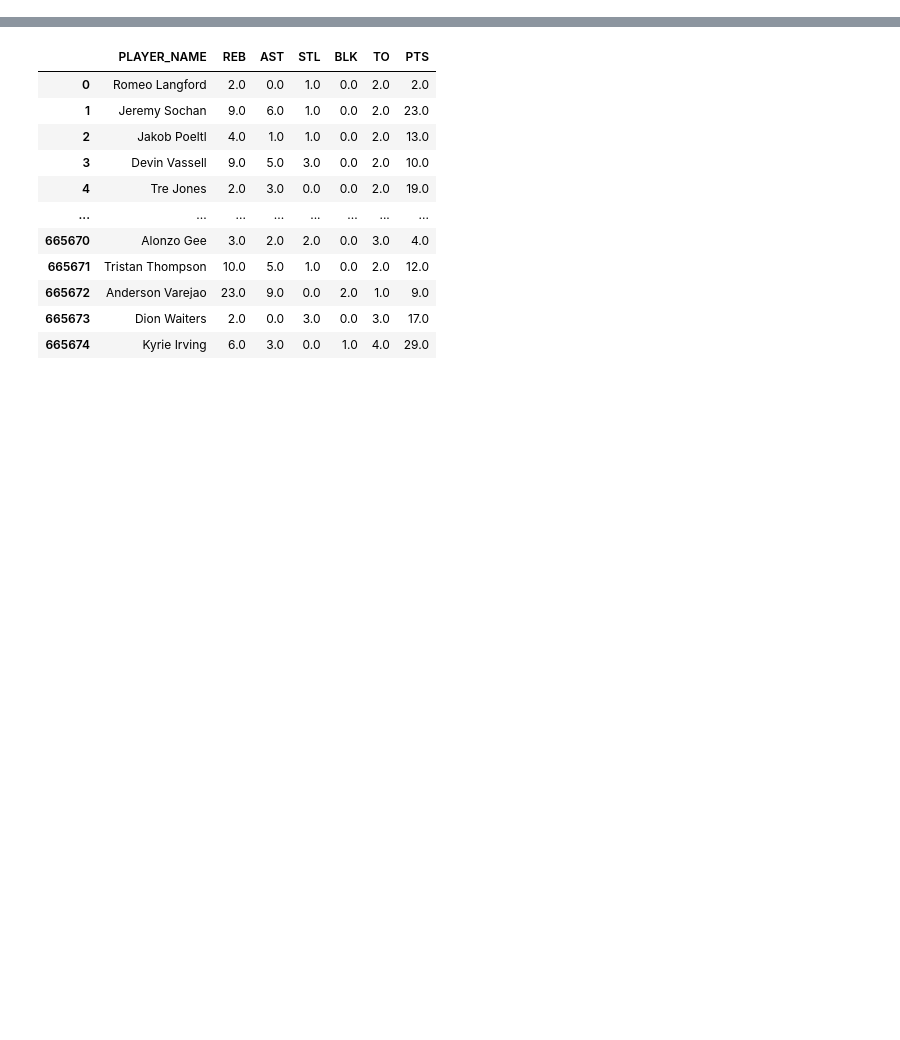
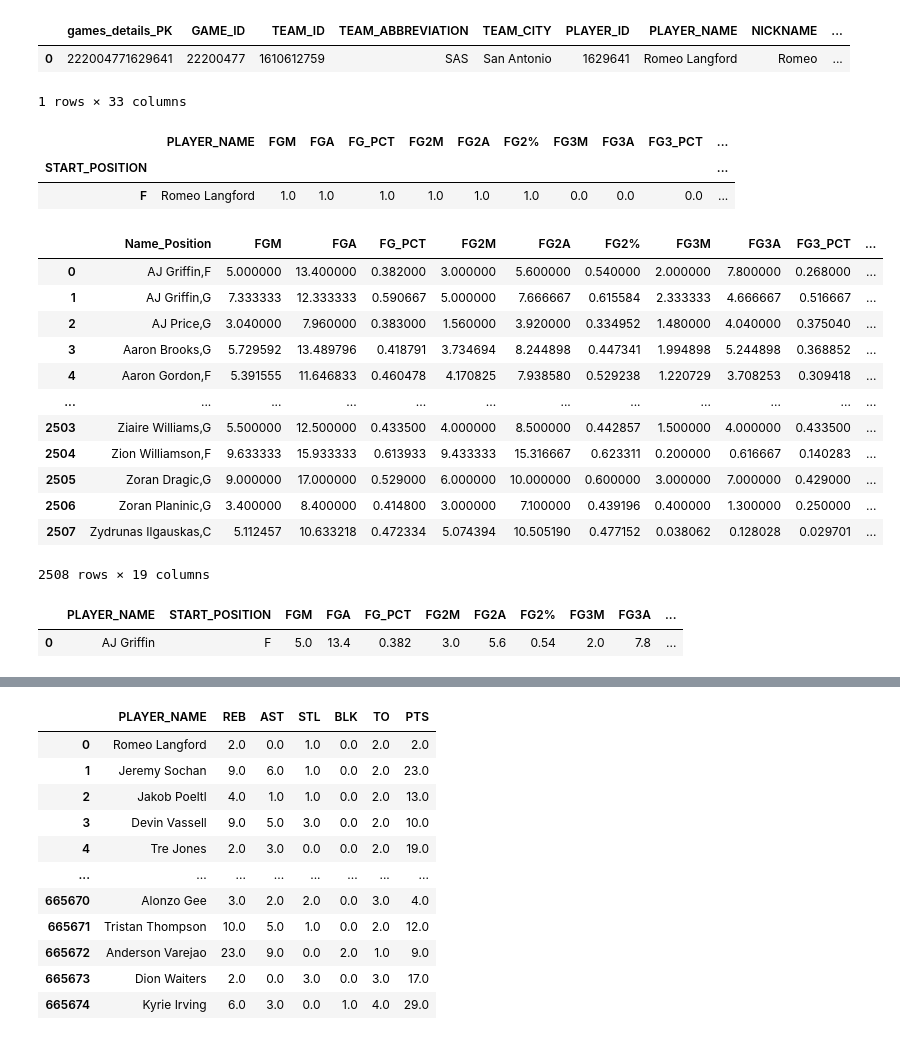
Before and after one commit to lizmartin/project3_nba_de, a Jupyter notebook: notebooks/best_players.ipynb, the cells around one changed output, grey strips where cells are left out. Saved outputs shown, nothing was run; the diff lists cells and outputs as text; code cells hidden in the pictures; blank space fills up the shorter version.

```diff
--- a/notebooks/best_players.ipynb
+++ b/notebooks/best_players.ipynb
@@ -36,0 +45,5 @@ starters
+# %%
+# Adding new columns for FG2
+starters['FG2M'] = starters['FGM'] - starters['FG3M']
+starters['FG2A'] = starters['FGA'] - starters['FG3A']
+starters['FG2%'] = starters['FG2M'] / starters['FG2A']
@@ -36,0 +66,47 @@ starters
+# %%
+# Double checking it worked...
+starters.head(1)
+# %% [output]
+|  | games_details_PK | GAME_ID | TEAM_ID | TEAM_ABBREVIATION | TEAM_CITY | PLAYER_ID | PLAYER_NAME | NICKNAME | ... |
+| 0 | 222004771629641 | 22200477 | 1610612759 | SAS | San Antonio | 1629641 | Romeo Langford | Romeo | ... |
+1 rows × 33 columns
+# %%
+# Creating main dataframe to work off of for positions section
+positions = starters[['PLAYER_NAME','START_POSITION',
+                      'FGM', 'FGA', 'FG_PCT', 'FG2M', 'FG2A', 'FG2%',
+                      'FG3M', 'FG3A', 'FG3_PCT',
+       'FTM', 'FTA', 'FT_PCT',
+ 'REB',
+ 'AST',
+ 'STL',
+ 'BLK',
+ 'TO',
+ 'PTS']].set_index('START_POSITION')
+positions.head(1)
+# %% [output]
+|  | PLAYER_NAME | FGM | FGA | FG_PCT | FG2M | FG2A | FG2% | FG3M | FG3A | FG3_PCT | ... |
+| START_POSITION |  |  |  |  |  |  |  |  |  |  | ... |
+| F | Romeo Langford | 1.0 | 1.0 | 1.0 | 1.0 | 1.0 | 1.0 | 0.0 | 0.0 | 0.0 | ... |
+# %%
+# Created new column with unique name-position combos (for players who play more than
+# one position) and finding the averages for each players at each position they play
+positions2 = positions.reset_index()
+positions2['Name_Position'] = positions2['PLAYER_NAME'] +','+positions2['START_POSITION']
+positions3 = positions2[['FGM', 'FGA', 'FG_PCT', 'FG2M', 'FG2A',
+       'FG2%', 'FG3M', 'FG3A', 'FG3_PCT', 'FTM', 'FTA', 'FT_PCT', 'REB', 'AST',
+       'STL', 'BLK', 'TO', 'PTS', 'Name_Position']].groupby('Name_Position').mean().reset_index()
+positions3
+# %% [output]
+|  | Name_Position | FGM | FGA | FG_PCT | FG2M | FG2A | FG2% | FG3M | FG3A | FG3_PCT | ... |
+| 0 | AJ Griffin,F | 5.000000 | 13.400000 | 0.382000 | 3.000000 | 5.600000 | 0.540000 | 2.000000 | 7.800000 | 0.268000 | ... |
+| 1 | AJ Griffin,G | 7.333333 | 12.333333 | 0.590667 | 5.000000 | 7.666667 | 0.615584 | 2.333333 | 4.666667 | 0.516667 | ... |
+| 2 | AJ Price,G | 3.040000 | 7.960000 | 0.383000 | 1.560000 | 3.920000 | 0.334952 | 1.480000 | 4.040000 | 0.375040 | ... |
+| 3 | Aaron Brooks,G | 5.729592 | 13.489796 | 0.418791 | 3.734694 | 8.244898 | 0.447341 | 1.994898 | 5.244898 | 0.368852 | ... |
+| 4 | Aaron Gordon,F | 5.391555 | 11.646833 | 0.460478 | 4.170825 | 7.938580 | 0.529238 | 1.220729 | 3.708253 | 0.309418 | ... |
+| ... | ... | ... | ... | ... | ... | ... | ... | ... | ... | ... | ... |
+| 2503 | Ziaire Williams,G | 5.500000 | 12.500000 | 0.433500 | 4.000000 | 8.500000 | 0.442857 | 1.500000 | 4.000000 | 0.433500 | ... |
+| 2504 | Zion Williamson,F | 9.633333 | 15.933333 | 0.613933 | 9.433333 | 15.316667 | 0.623311 | 0.200000 | 0.616667 | 0.140283 | ... |
+| 2505 | Zoran Dragic,G | 9.000000 | 17.000000 | 0.529000 | 6.000000 | 10.000000 | 0.600000 | 3.000000 | 7.000000 | 0.429000 | ... |
+| 2506 | Zoran Planinic,G | 3.400000 | 8.400000 | 0.414800 | 3.000000 | 7.100000 | 0.439196 | 0.400000 | 1.300000 | 0.250000 | ... |
+| 2507 | Zydrunas Ilgauskas,C | 5.112457 | 10.633218 | 0.472334 | 5.074394 | 10.505190 | 0.477152 | 0.038062 | 0.128028 | 0.029701 | ... |
+2508 rows × 19 columns
@@ -36,0 +124,6 @@ starters
+# %%
+# Making sure everything worked
+positions3.head(1)
+# %% [output]
+|  | PLAYER_NAME | START_POSITION | FGM | FGA | FG_PCT | FG2M | FG2A | FG2% | FG3M | FG3A | ... |
+| 0 | AJ Griffin | F | 5.0 | 13.4 | 0.382 | 3.0 | 5.6 | 0.54 | 2.0 | 7.8 | ... |
```
Also changed, not shown: parts of 104 cells of this notebook, 3 other files.
